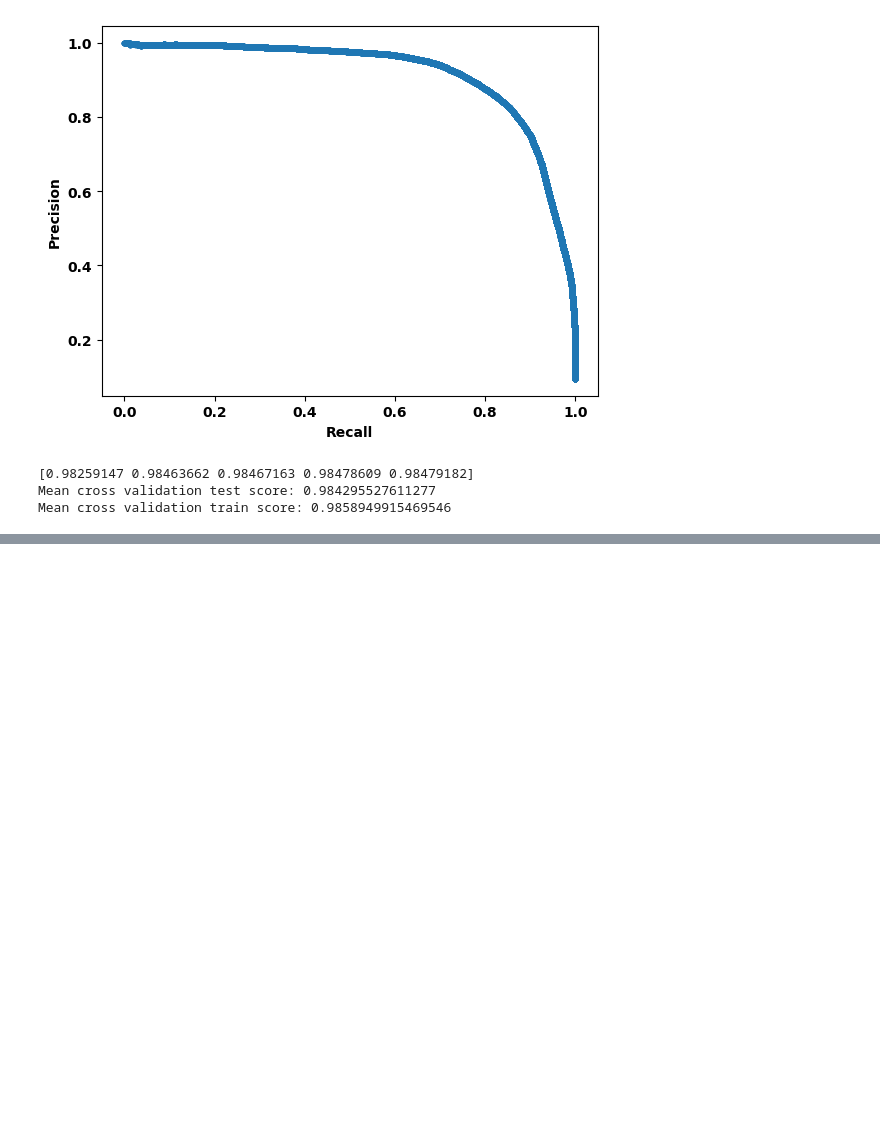
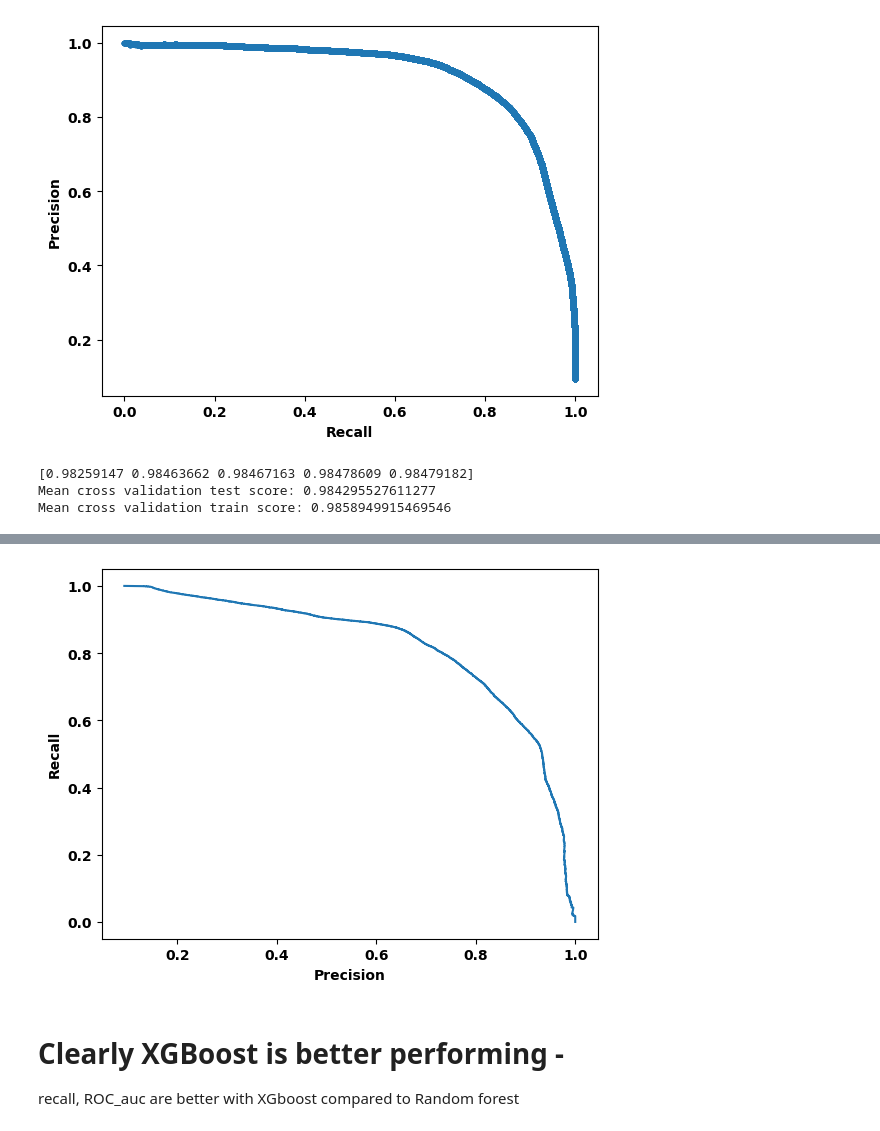
Before and after one commit to Elaveni16/Data-science, a Jupyter notebook: Capstone 2/WSDM - KKBox's Churn Prediction Challenge/notebooks/Modeling.ipynb, the cells around one changed output, grey strips where cells are left out. Drawn from its saved outputs; the diff is of its cells as text; code cells hidden in the pictures; blank space fills up the shorter version.

```diff
--- a/Capstone 2/WSDM - KKBox's Churn Prediction Challenge/notebooks/Modeling.ipynb
+++ b/Capstone 2/WSDM - KKBox's Churn Prediction Challenge/notebooks/Modeling.ipynb
@@ -242,0 +370,12 @@ Mean cross validation train score: 0.9858949915469546
+# %%
+precision, recall, _ = precision_recall_curve(y_test, y_pred_proba_test[:,1])
+plt.plot(precision, recall)
+plt.xlabel('Precision')
+plt.ylabel('Recall')
+plt.show()
+# %% [output]
+[figure, added]
+# %% [markdown]
+# Clearly XGBoost is better performing -
+
+recall, ROC_auc are better with XGboost compared to Random forest
```
Also changed, not shown: parts of 11 cells of this notebook.
